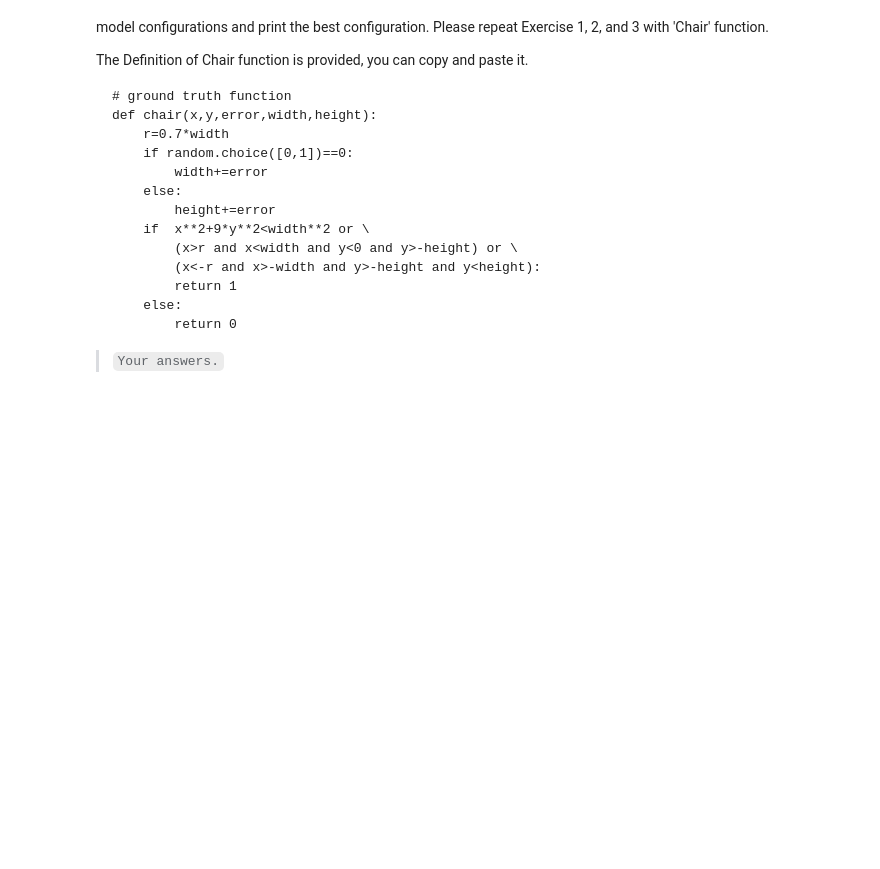
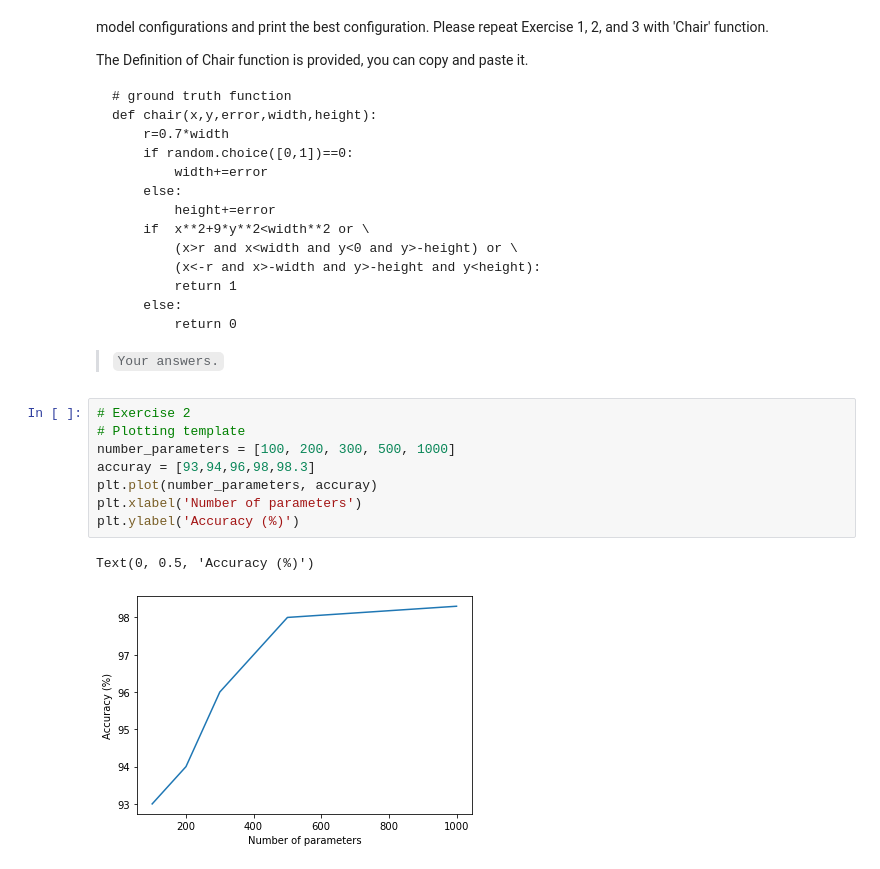
Before and after one commit to lovelytt0/EPS136, a Jupyter notebook: Lab08/Neural_Network.ipynb, the cells around one changed output. Saved outputs shown, nothing was run; the diff lists cells and outputs as text; blank space fills up the shorter version.

````diff
--- a/Lab08/Neural_Network.ipynb
+++ b/Lab08/Neural_Network.ipynb
@@ -225,3 +232,14 @@ def chair(x,y,error,width,height):
 ```
 
 > `Your answers.`
+# %%
+# Exercise 2
+# Plotting template
+number_parameters = [100, 200, 300, 500, 1000]
+accuray = [93,94,96,98,98.3]
+plt.plot(number_parameters, accuray)
+plt.xlabel('Number of parameters')
+plt.ylabel('Accuracy (%)')
+# %% [output]
+Text(0, 0.5, 'Accuracy (%)')
+[figure, added]
````
Also changed, not shown: parts of 4 cells of this notebook, 2 other files.
